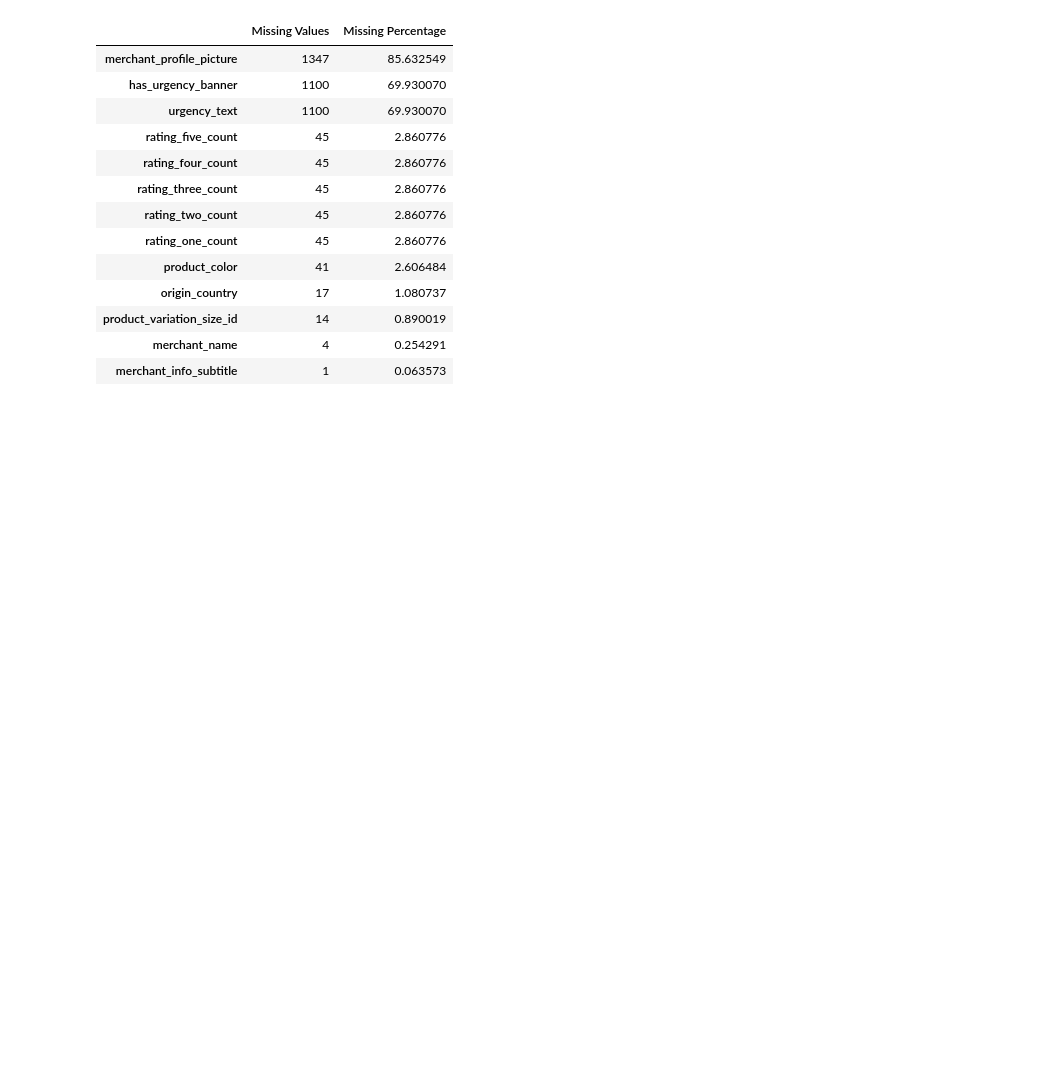
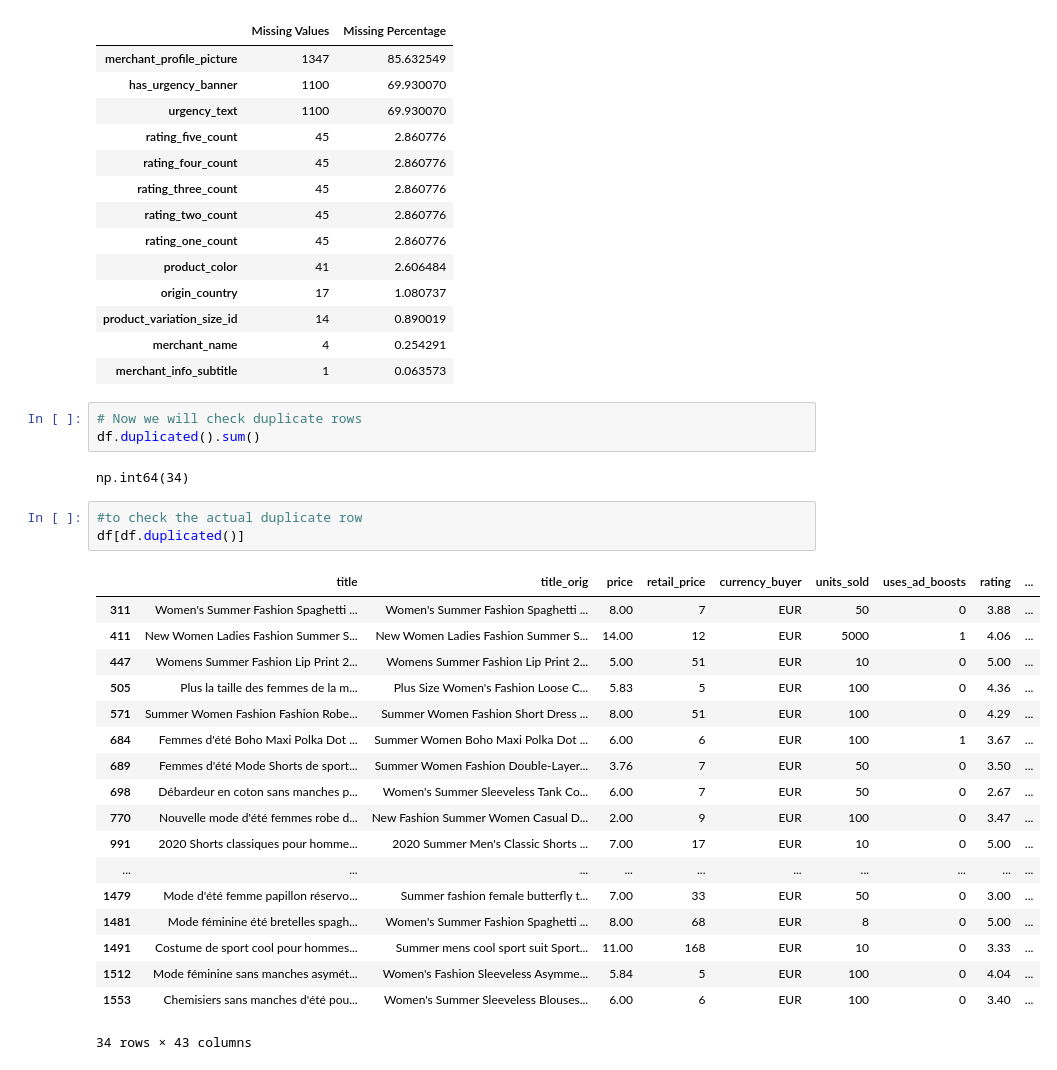
Before and after one commit to kaizen-jay/Retail-Sales-Analytics, a Jupyter notebook: notebooks/summer_product_analysis.ipynb, the cells around one changed output. Cells and saved outputs as stored; diff of their text form; blank space fills up the shorter version.

```diff
--- a/notebooks/summer_product_analysis.ipynb
+++ b/notebooks/summer_product_analysis.ipynb
@@ -219,3 +219,30 @@ missing.sort_values(
 | product_variation_size_id | 14 | 0.890019 |
 | merchant_name | 4 | 0.254291 |
 | merchant_info_subtitle | 1 | 0.063573 |
+# %%
+# Now we will check duplicate rows
+df.duplicated().sum()
+# %% [output]
+np.int64(34)
+# %%
+#to check the actual duplicate row
+df[df.duplicated()]
+# %% [output]
+|  | title | title_orig | price | retail_price | currency_buyer | units_sold | uses_ad_boosts | rating | ... |
+| 311 | Women's Summer Fashion Spaghetti ... | Women's Summer Fashion Spaghetti ... | 8.00 | 7 | EUR | 50 | 0 | 3.88 | ... |
+| 411 | New Women Ladies Fashion Summer S... | New Women Ladies Fashion Summer S... | 14.00 | 12 | EUR | 5000 | 1 | 4.06 | ... |
+| 447 | Womens Summer Fashion Lip Print 2... | Womens Summer Fashion Lip Print 2... | 5.00 | 51 | EUR | 10 | 0 | 5.00 | ... |
+| 505 | Plus la taille des femmes de la m... | Plus Size Women's Fashion Loose C... | 5.83 | 5 | EUR | 100 | 0 | 4.36 | ... |
+| 571 | Summer Women Fashion Fashion Robe... | Summer Women Fashion Short Dress ... | 8.00 | 51 | EUR | 100 | 0 | 4.29 | ... |
+| 684 | Femmes d'été Boho Maxi Polka Dot ... | Summer Women Boho Maxi Polka Dot ... | 6.00 | 6 | EUR | 100 | 1 | 3.67 | ... |
+| 689 | Femmes d'été Mode Shorts de sport... | Summer Women Fashion Double-Layer... | 3.76 | 7 | EUR | 50 | 0 | 3.50 | ... |
+| 698 | Débardeur en coton sans manches p... | Women's Summer Sleeveless Tank Co... | 6.00 | 7 | EUR | 50 | 0 | 2.67 | ... |
+| 770 | Nouvelle mode d'été femmes robe d... | New Fashion Summer Women Casual D... | 2.00 | 9 | EUR | 100 | 0 | 3.47 | ... |
+| 991 | 2020 Shorts classiques pour homme... | 2020 Summer Men's Classic Shorts ... | 7.00 | 17 | EUR | 10 | 0 | 5.00 | ... |
+| ... | ... | ... | ... | ... | ... | ... | ... | ... | ... |
+| 1479 | Mode d'été femme papillon réservo... | Summer fashion female butterfly t... | 7.00 | 33 | EUR | 50 | 0 | 3.00 | ... |
+| 1481 | Mode féminine été bretelles spagh... | Women's Summer Fashion Spaghetti ... | 8.00 | 68 | EUR | 8 | 0 | 5.00 | ... |
+| 1491 | Costume de sport cool pour hommes... | Summer mens cool sport suit Sport... | 11.00 | 168 | EUR | 10 | 0 | 3.33 | ... |
+| 1512 | Mode féminine sans manches asymét... | Women's Fashion Sleeveless Asymme... | 5.84 | 5 | EUR | 100 | 0 | 4.04 | ... |
+| 1553 | Chemisiers sans manches d'été pou... | Women's Summer Sleeveless Blouses... | 6.00 | 6 | EUR | 100 | 0 | 3.40 | ... |
+34 rows × 43 columns
```
